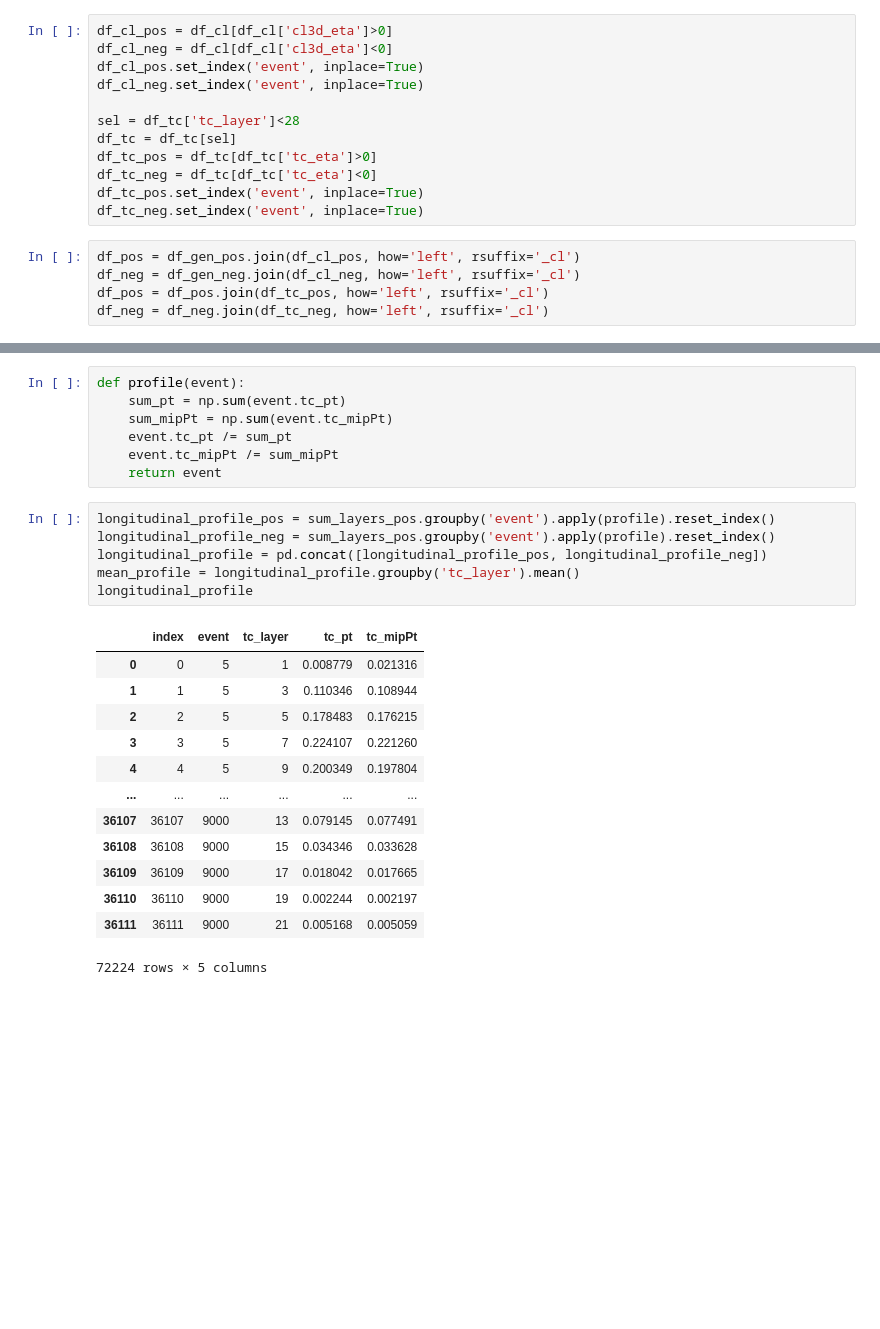
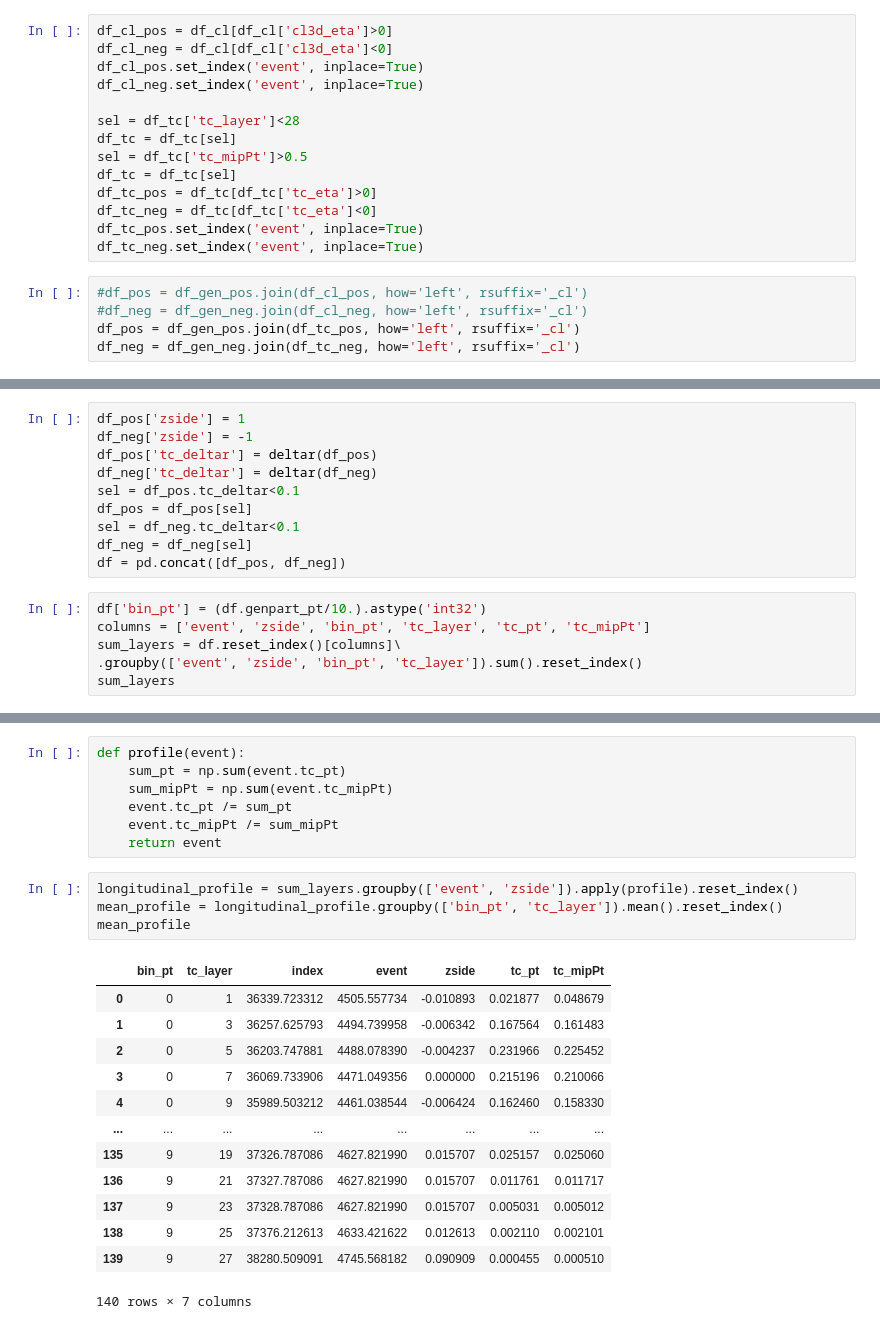
Before and after one commit to jbsauvan/realistic-signaldriven-elinks, a Jupyter notebook: longitudinal-profile-analysis/notebooks/longitudinal_profiles.ipynb, the cells around one changed output, grey strips where cells are left out. Cells and saved outputs as stored; diff of their text form; blank space fills up the shorter version.

```diff
--- a/longitudinal-profile-analysis/notebooks/longitudinal_profiles.ipynb
+++ b/longitudinal-profile-analysis/notebooks/longitudinal_profiles.ipynb
@@ -44,15 +52,17 @@ df_cl_neg.set_index('event', inplace=True)
 
 sel = df_tc['tc_layer']<28
 df_tc = df_tc[sel]
+sel = df_tc['tc_mipPt']>0.5
+df_tc = df_tc[sel]
 df_tc_pos = df_tc[df_tc['tc_eta']>0]
 df_tc_neg = df_tc[df_tc['tc_eta']<0]
 df_tc_pos.set_index('event', inplace=True)
 df_tc_neg.set_index('event', inplace=True)
 # %%
-df_pos = df_gen_pos.join(df_cl_pos, how='left', rsuffix='_cl')
-df_neg = df_gen_neg.join(df_cl_neg, how='left', rsuffix='_cl')
-df_pos = df_pos.join(df_tc_pos, how='left', rsuffix='_cl')
-df_neg = df_neg.join(df_tc_neg, how='left', rsuffix='_cl')
+#df_pos = df_gen_pos.join(df_cl_pos, how='left', rsuffix='_cl')
+#df_neg = df_gen_neg.join(df_cl_neg, how='left', rsuffix='_cl')
+df_pos = df_gen_pos.join(df_tc_pos, how='left', rsuffix='_cl')
+df_neg = df_gen_neg.join(df_tc_neg, how='left', rsuffix='_cl')
 # %%
 df_pos
 # %% [output]
@@ -90,0 +83,16 @@ sum_layers_pos
+# %%
+df_pos['zside'] = 1
+df_neg['zside'] = -1
+df_pos['tc_deltar'] = deltar(df_pos)
+df_neg['tc_deltar'] = deltar(df_neg)
+sel = df_pos.tc_deltar<0.1
+df_pos = df_pos[sel]
+sel = df_neg.tc_deltar<0.1
+df_neg = df_neg[sel]
+df = pd.concat([df_pos, df_neg])
+# %%
+df['bin_pt'] = (df.genpart_pt/10.).astype('int32')
+columns = ['event', 'zside', 'bin_pt', 'tc_layer', 'tc_pt', 'tc_mipPt']
+sum_layers = df.reset_index()[columns]\
+.groupby(['event', 'zside', 'bin_pt', 'tc_layer']).sum().reset_index()
+sum_layers
@@ -96,22 +118,20 @@ def profile(event):
     event.tc_mipPt /= sum_mipPt
     return event
 # %%
-longitudinal_profile_pos = sum_layers_pos.groupby('event').apply(profile).reset_index()
-longitudinal_profile_neg = sum_layers_pos.groupby('event').apply(profile).reset_index()
-longitudinal_profile = pd.concat([longitudinal_profile_pos, longitudinal_profile_neg])
-mean_profile = longitudinal_profile.groupby('tc_layer').mean()
-longitudinal_profile
+longitudinal_profile = sum_layers.groupby(['event', 'zside']).apply(profile).reset_index()
+mean_profile = longitudinal_profile.groupby(['bin_pt', 'tc_layer']).mean().reset_index()
+mean_profile
 # %% [output]
-|  | index | event | tc_layer | tc_pt | tc_mipPt |
-| 0 | 0 | 5 | 1 | 0.008779 | 0.021316 |
-| 1 | 1 | 5 | 3 | 0.110346 | 0.108944 |
-| 2 | 2 | 5 | 5 | 0.178483 | 0.176215 |
-| 3 | 3 | 5 | 7 | 0.224107 | 0.221260 |
-| 4 | 4 | 5 | 9 | 0.200349 | 0.197804 |
-| ... | ... | ... | ... | ... | ... |
-| 36107 | 36107 | 9000 | 13 | 0.079145 | 0.077491 |
-| 36108 | 36108 | 9000 | 15 | 0.034346 | 0.033628 |
-| 36109 | 36109 | 9000 | 17 | 0.018042 | 0.017665 |
-| 36110 | 36110 | 9000 | 19 | 0.002244 | 0.002197 |
-| 36111 | 36111 | 9000 | 21 | 0.005168 | 0.005059 |
+|  | bin_pt | tc_layer | index | event | zside | tc_pt | tc_mipPt |
+| 0 | 0 | 1 | 36339.723312 | 4505.557734 | -0.010893 | 0.021877 | 0.048679 |
+| 1 | 0 | 3 | 36257.625793 | 4494.739958 | -0.006342 | 0.167564 | 0.161483 |
+| 2 | 0 | 5 | 36203.747881 | 4488.078390 | -0.004237 | 0.231966 | 0.225452 |
+| 3 | 0 | 7 | 36069.733906 | 4471.049356 | 0.000000 | 0.215196 | 0.210066 |
+| 4 | 0 | 9 | 35989.503212 | 4461.038544 | -0.006424 | 0.162460 | 0.158330 |
+| ... | ... | ... | ... | ... | ... | ... | ... |
+| 135 | 9 | 19 | 37326.787086 | 4627.821990 | 0.015707 | 0.025157 | 0.025060 |
+| 136 | 9 | 21 | 37327.787086 | 4627.821990 | 0.015707 | 0.011761 | 0.011717 |
+| 137 | 9 | 23 | 37328.787086 | 4627.821990 | 0.015707 | 0.005031 | 0.005012 |
+| 138 | 9 | 25 | 37376.212613 | 4633.421622 | 0.012613 | 0.002110 | 0.002101 |
+| 139 | 9 | 27 | 38280.509091 | 4745.568182 | 0.090909 | 0.000455 | 0.000510 |
-72224 rows × 5 columns
+140 rows × 7 columns
```
Also changed, not shown: parts of 9 cells of this notebook.
